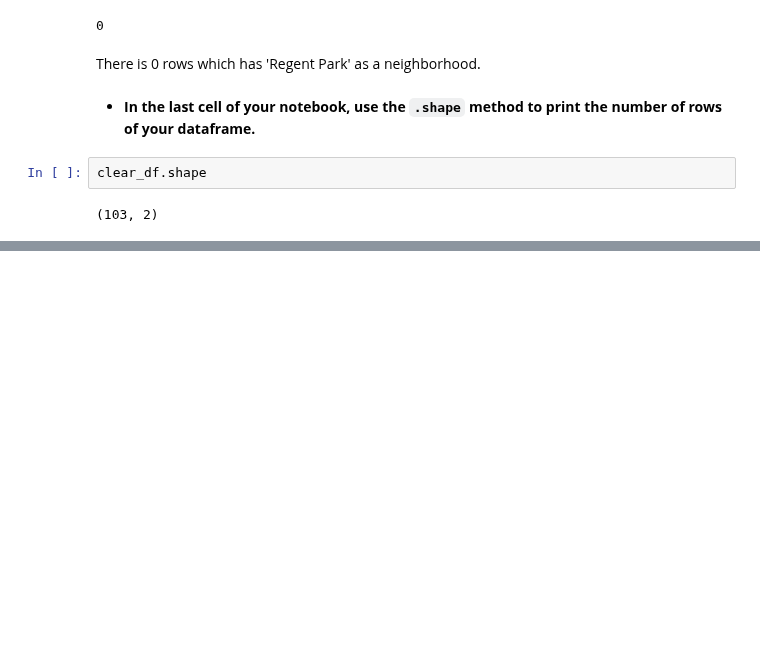
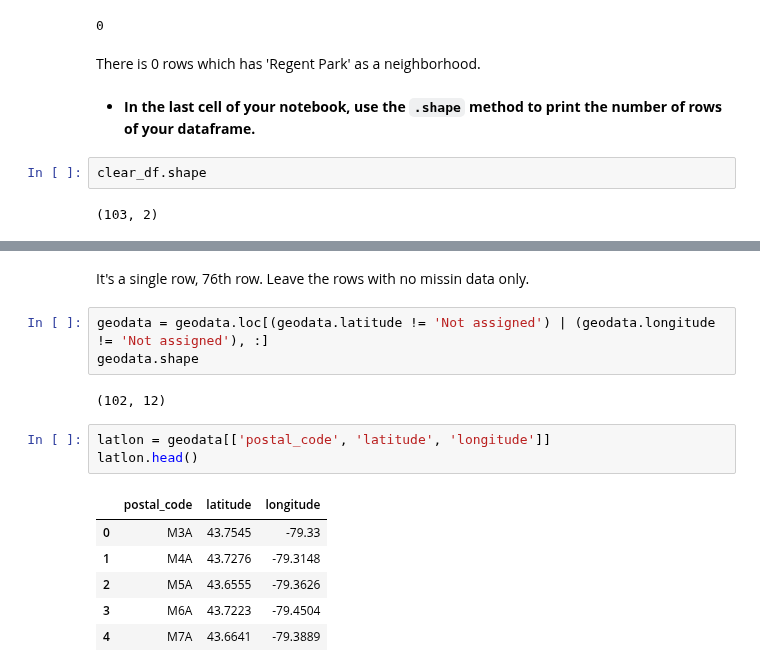
Before and after one commit to Tungsteniac/Tungsteniac, a Jupyter notebook: Neighborhoods in Toronto.ipynb, the cells around one changed output, grey strips where cells are left out. Cells and saved outputs as stored; diff of their text form; blank space fills up the shorter version.

```diff
--- a/Neighborhoods in Toronto.ipynb
+++ b/Neighborhoods in Toronto.ipynb
@@ -347,0 +422,17 @@ clear_df.shape
+# %% [markdown]
+It's a single row, 76th row. Leave the rows with no missin data  only.
+# %%
+geodata = geodata.loc[(geodata.latitude != 'Not assigned') | (geodata.longitude != 'Not assigned'), :]
+geodata.shape
+# %% [output]
+(102, 12)
+# %%
+latlon = geodata[['postal_code', 'latitude', 'longitude']]
+latlon.head()
+# %% [output]
+|  | postal_code | latitude | longitude |
+| 0 | M3A | 43.7545 | -79.33 |
+| 1 | M4A | 43.7276 | -79.3148 |
+| 2 | M5A | 43.6555 | -79.3626 |
+| 3 | M6A | 43.7223 | -79.4504 |
+| 4 | M7A | 43.6641 | -79.3889 |
```
Also changed, not shown: parts of 15 cells of this notebook.
